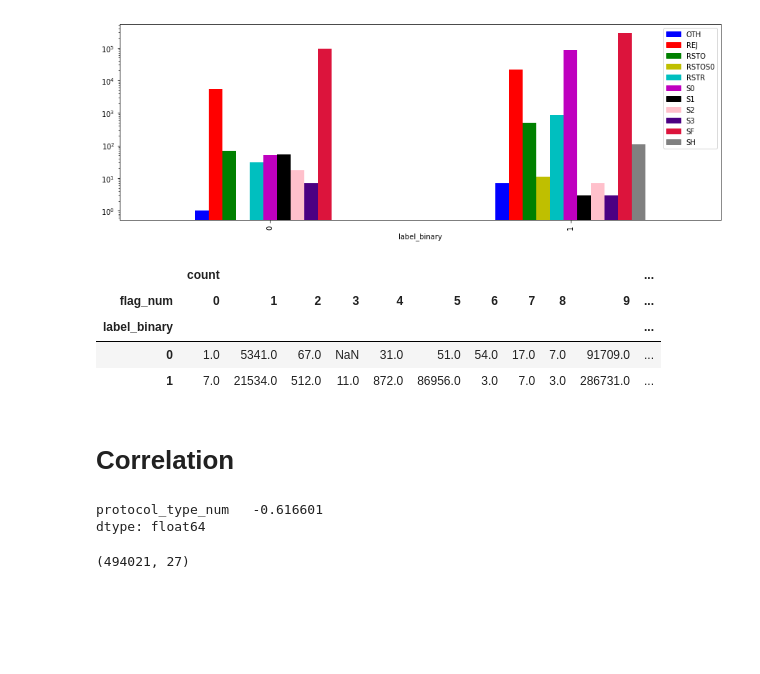
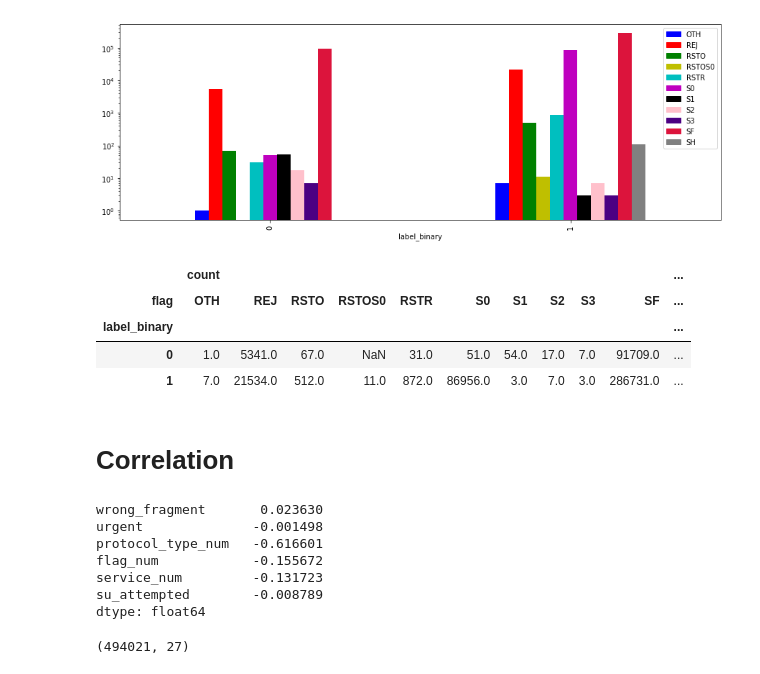
Before and after one commit to chinskiy/KDD-99, a Jupyter notebook: exploratory_analysis.ipynb, the cells around one changed output. Saved outputs shown, nothing was run; the diff lists cells and outputs as text; code cells hidden in the pictures; blank space fills up the shorter version.

```diff
--- a/exploratory_analysis.ipynb
+++ b/exploratory_analysis.ipynb
@@ -187,23 +238,31 @@ plt.show()
 # %% [output]
 [figure]
 # %%
-pd.pivot_table(data[['flag_num', 'label_binary']].assign(count=1),
+pd.pivot_table(data[['flag', 'label_binary']].assign(count=1),
                index=['label_binary'],
-               columns=['flag_num'],
+               columns=['flag'],
                aggfunc='count')
 # %% [output]
 |  | count |  |  |  |  |  |  |  |  |  | ... |
-| flag_num | 0 | 1 | 2 | 3 | 4 | 5 | 6 | 7 | 8 | 9 | ... |
+| flag | OTH | REJ | RSTO | RSTOS0 | RSTR | S0 | S1 | S2 | S3 | SF | ... |
 | label_binary |  |  |  |  |  |  |  |  |  |  | ... |
 | 0 | 1.0 | 5341.0 | 67.0 | NaN | 31.0 | 51.0 | 54.0 | 17.0 | 7.0 | 91709.0 | ... |
 | 1 | 7.0 | 21534.0 | 512.0 | 11.0 | 872.0 | 86956.0 | 3.0 | 7.0 | 3.0 | 286731.0 | ... |
 # %% [markdown]
 # Correlation
 # %%
+#TODO
+
 #Corr matrix
-data[['protocol_type_num']].corrwith(data.label_binary)
+data[['wrong_fragment', 'urgent', 'protocol_type_num', 'flag_num',
+      'service_num', 'su_attempted']].corrwith(data.label_binary)
 # %% [output]
+wrong_fragment       0.023630
+urgent              -0.001498
 protocol_type_num   -0.616601
+flag_num            -0.155672
+service_num         -0.131723
+su_attempted        -0.008789
 dtype: float64
 # %%
 data.shape
```
Also changed, not shown: parts of 6 cells of this notebook, 1 other file.
